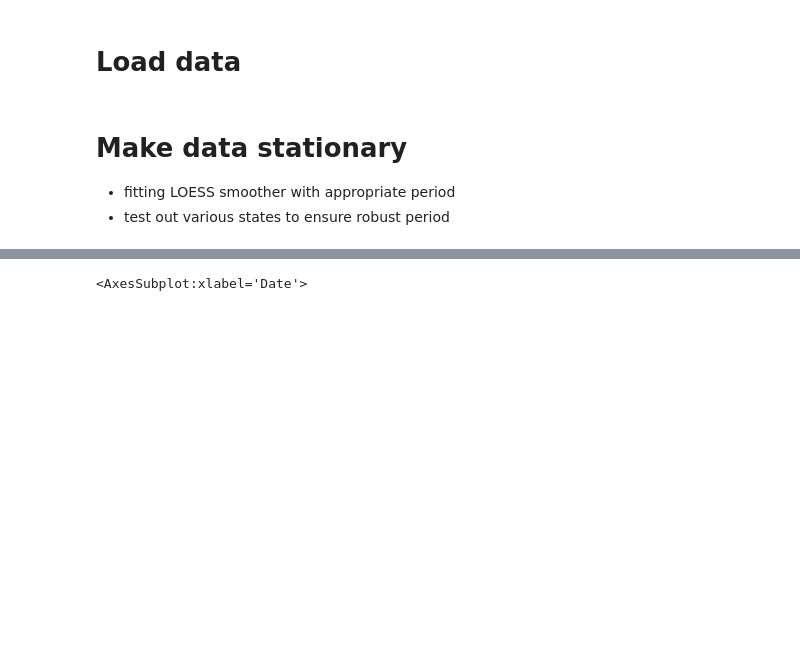
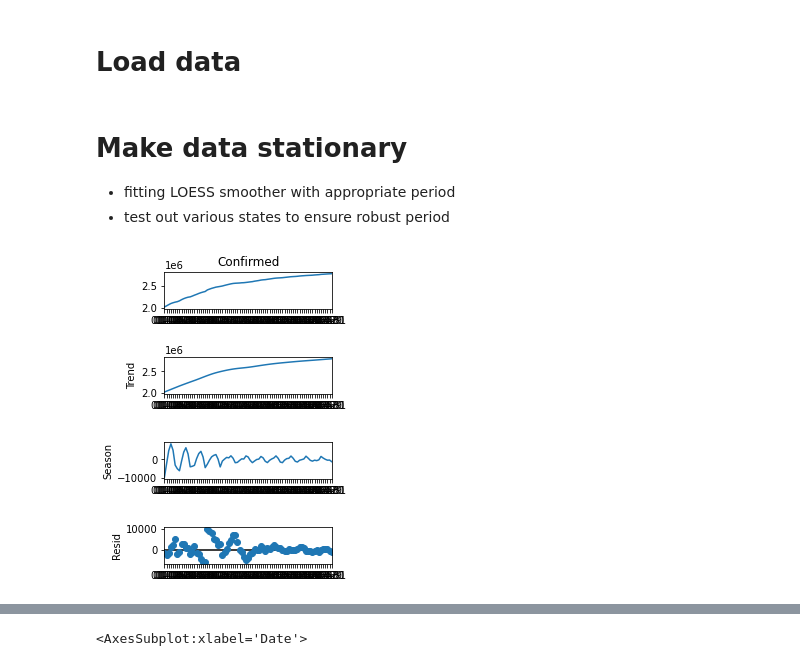
Before and after one commit to kientiet/cs-145-data-mining, a Jupyter notebook: zooey-arima/arima.ipynb, the cells around one changed output, grey strips where cells are left out. Drawn from its saved outputs; the diff is of its cells as text; code cells hidden in the pictures; blank space fills up the shorter version.

```diff
--- a/zooey-arima/arima.ipynb
+++ b/zooey-arima/arima.ipynb
@@ -39,8 +39,11 @@ z = state_series['Deaths']
 # %%
 # LOESS smoothing
 ystl = STL(y, period=7)
 yres = ystl.fit()
-# yfig = yres.plot()
+yfig = yres.plot()
+yfig.set_size_inches(3,5)
+# %% [output]
+[figure, added]
 # %%
 # LOESS smoothing for deaths
 zstl = STL(z, period=7)
```
Also changed, not shown: parts of 5 cells of this notebook, 3 other files.
